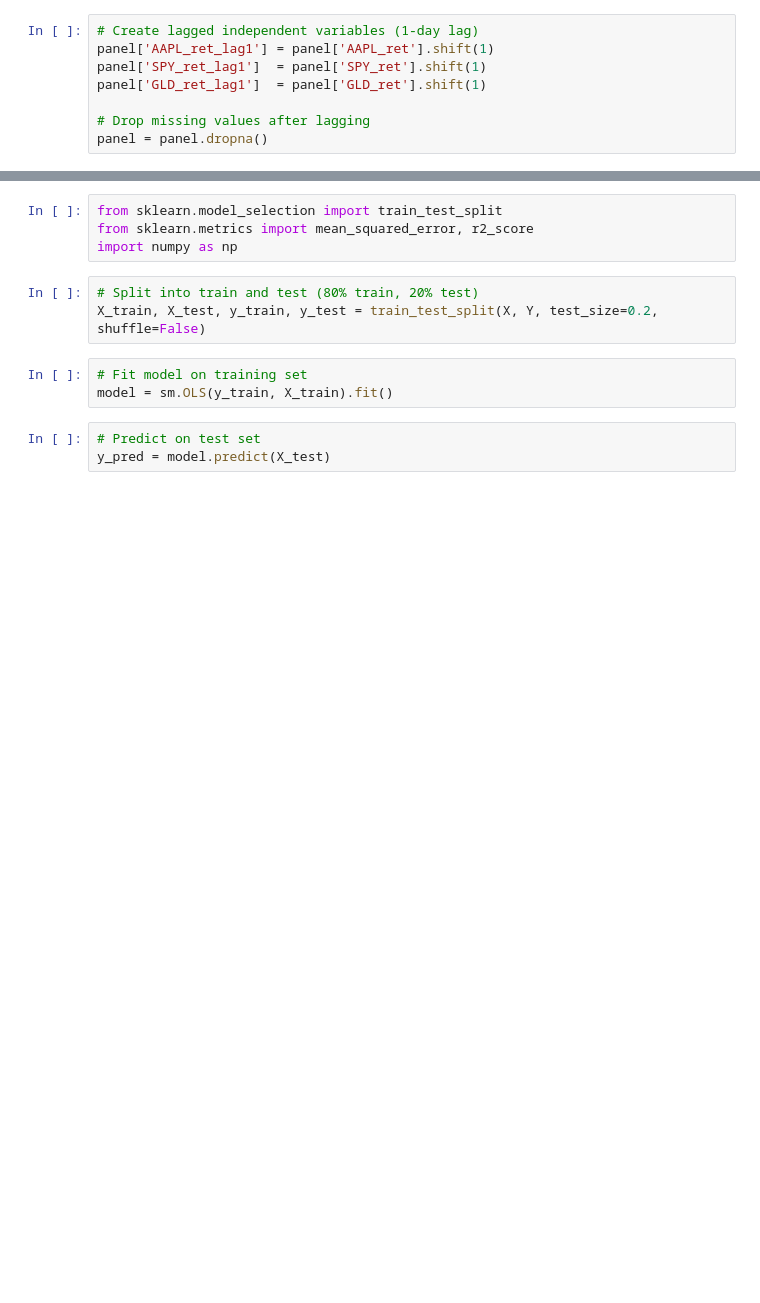
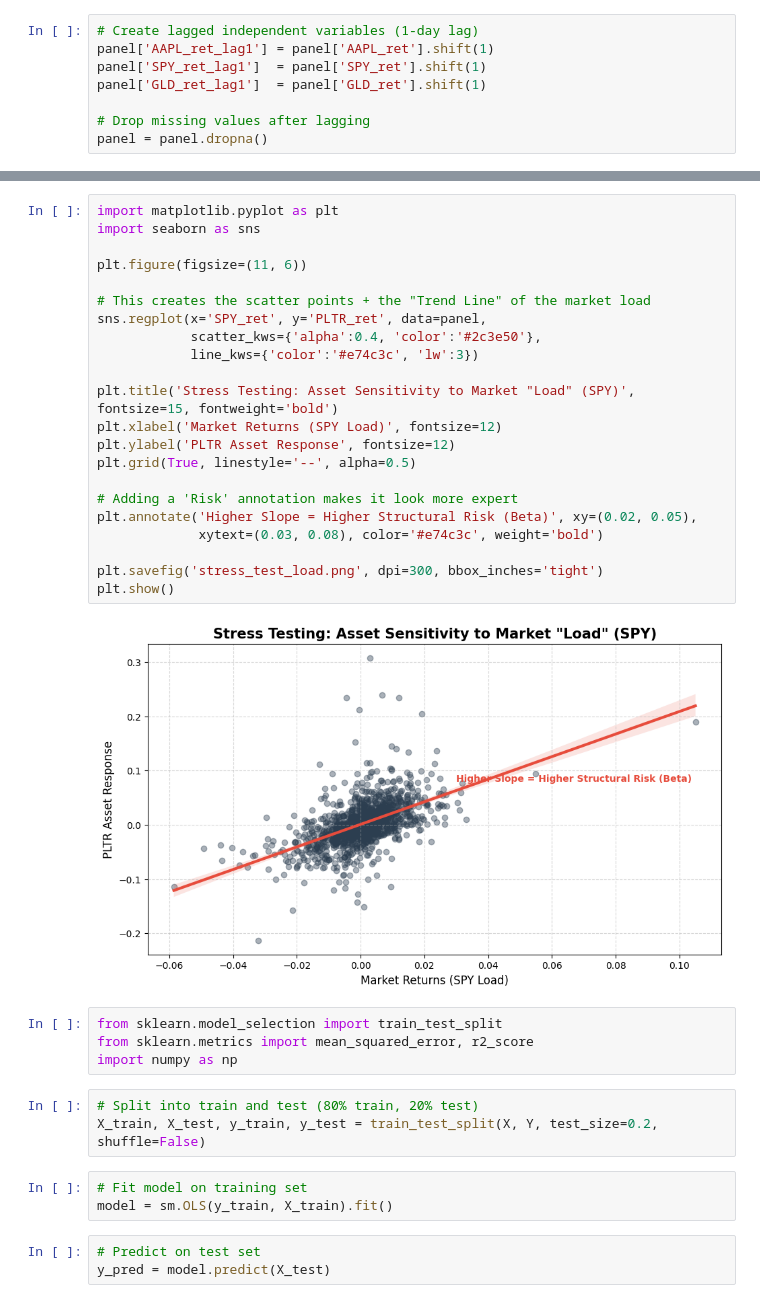
Before and after one commit to vnessayang/Portfolio-Risk-Management-Python, a Jupyter notebook: Portfolio Diversification Final-Prediction and Regression.ipynb, the cells around one changed output, grey strips where cells are left out. Saved outputs shown, nothing was run; the diff lists cells and outputs as text; blank space fills up the shorter version.

Commit message:
UPDATE PLOTTING REGRESSION ANALYSIS

```diff
--- a/Portfolio Diversification Final-Prediction and Regression.ipynb
+++ b/Portfolio Diversification Final-Prediction and Regression.ipynb
@@ -981,6 +981,30 @@ Covariance Type:            nonrobust
 
 Notes:
 [1] Standard Errors assume that the covariance matrix of the errors is correctly specified.
+# %%
+import matplotlib.pyplot as plt
+import seaborn as sns
+
+plt.figure(figsize=(11, 6))
+
+# This creates the scatter points + the "Trend Line" of the market load
+sns.regplot(x='SPY_ret', y='PLTR_ret', data=panel,
+            scatter_kws={'alpha':0.4, 'color':'#2c3e50'},
+            line_kws={'color':'#e74c3c', 'lw':3})
+
+plt.title('Stress Testing: Asset Sensitivity to Market "Load" (SPY)', fontsize=15, fontweight='bold')
+plt.xlabel('Market Returns (SPY Load)', fontsize=12)
+plt.ylabel('PLTR Asset Response', fontsize=12)
+plt.grid(True, linestyle='--', alpha=0.5)
+
+# Adding a 'Risk' annotation makes it look more expert
+plt.annotate('Higher Slope = Higher Structural Risk (Beta)', xy=(0.02, 0.05),
+             xytext=(0.03, 0.08), color='#e74c3c', weight='bold')
+
+plt.savefig('stress_test_load.png', dpi=300, bbox_inches='tight')
+plt.show()
+# %% [output]
+[figure, added]
 # %%
 from sklearn.model_selection import train_test_split
 from sklearn.metrics import mean_squared_error, r2_score
```
Also changed, not shown: parts of 56 cells of this notebook.
